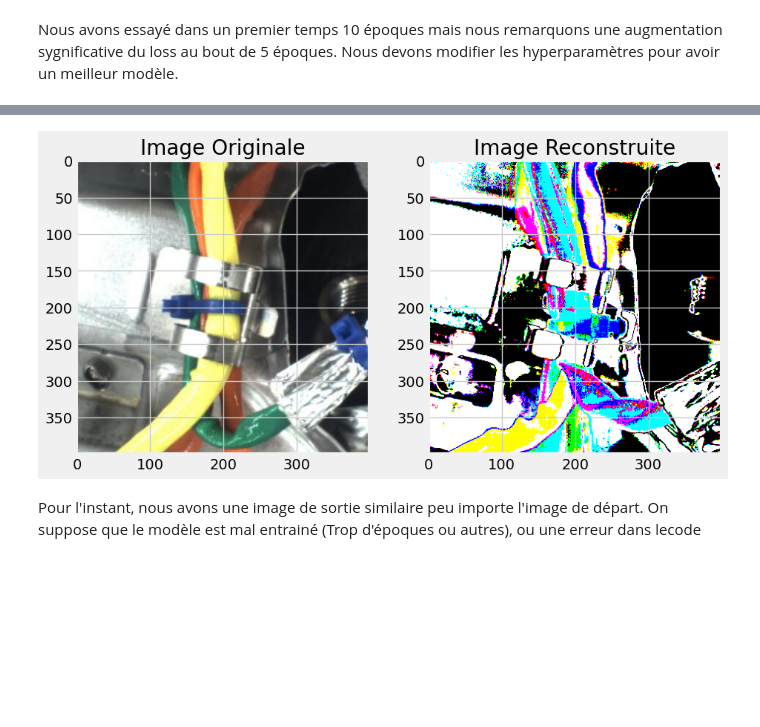
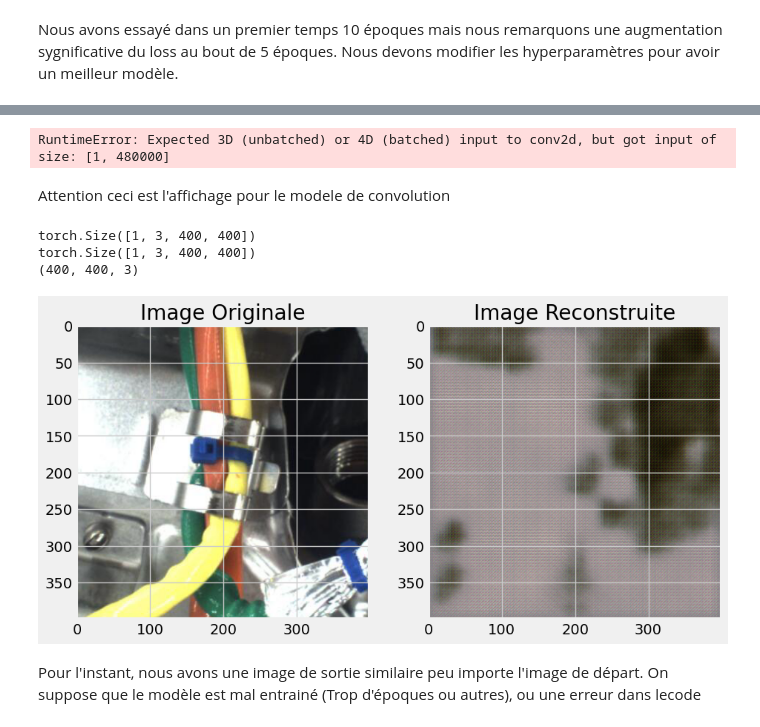
Before and after one commit to Rulienn/Detection-d-anomalie, a Jupyter notebook: JulienNoteBook.ipynb, the cells around one changed output, grey strips where cells are left out. Cells and saved outputs as stored; diff of their text form; code cells hidden in the pictures; blank space fills up the shorter version.

```diff
--- a/JulienNoteBook.ipynb
+++ b/JulienNoteBook.ipynb
@@ -171,6 +258,6 @@ Passage d'une image dans le modèle, pour vérifier la robustesse du modèle :
 # %%
 # Convertir l'image en tenseur
-number = 1
+number = 3
 
 image_tensor = torch.tensor(images[number, :], dtype=torch.float32).view(1, -1)
 
@@ -194,6 +281,40 @@ plt.imshow(reconstructed_image)
 
 plt.show()
 # %% [output]
-[figure, removed]
+RuntimeError: Expected 3D (unbatched) or 4D (batched) input to conv2d, but got input of size: [1, 480000]
+# %% [markdown]
+Attention ceci est l'affichage pour le modele de convolution
+# %%
+# Convertir l'image en tenseur
+number = 50
+
+image_tensor = torch.tensor(images_conv[number, :,:,:], dtype=torch.float32).permute(2,0,1).reshape(1,3,400,400)
+print(image_tensor.shape)
+# Passer l'image à travers le modèle pour obtenir la reconstruction
+model.eval()  # Passer le modèle en mode évaluation
+with torch.no_grad():
+    reconstructed_image = model(image_tensor)
+
+# Remettre en forme et afficher l'image originale et la reconstruction
+original_image = images_conv[number, :,:,:]
+print(reconstructed_image.shape)
+reconstructed_image = reconstructed_image.squeeze(0).permute(1,2,0).numpy()
+
+print(reconstructed_image.shape)
+plt.figure(figsize=(10, 5))
+plt.subplot(1, 2, 1)
+plt.title('Image Originale')
+plt.imshow(original_image)
+
+plt.subplot(1, 2, 2)
+plt.title('Image Reconstruite')
+plt.imshow(reconstructed_image)
+
+plt.show()
+# %% [output]
+torch.Size([1, 3, 400, 400])
+torch.Size([1, 3, 400, 400])
+(400, 400, 3)
+[figure, added]
 # %% [markdown]
 Pour l'instant, nous avons une image de sortie similaire peu importe l'image de départ. On suppose que le modèle est mal entrainé (Trop d'époques ou autres), ou une erreur dans lecode
```
Also changed, not shown: parts of 12 cells of this notebook.
